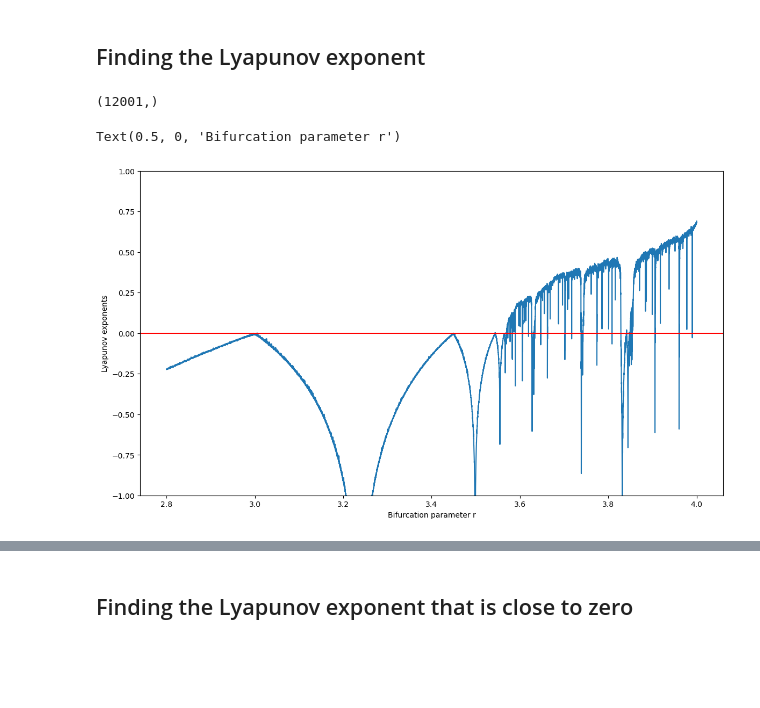
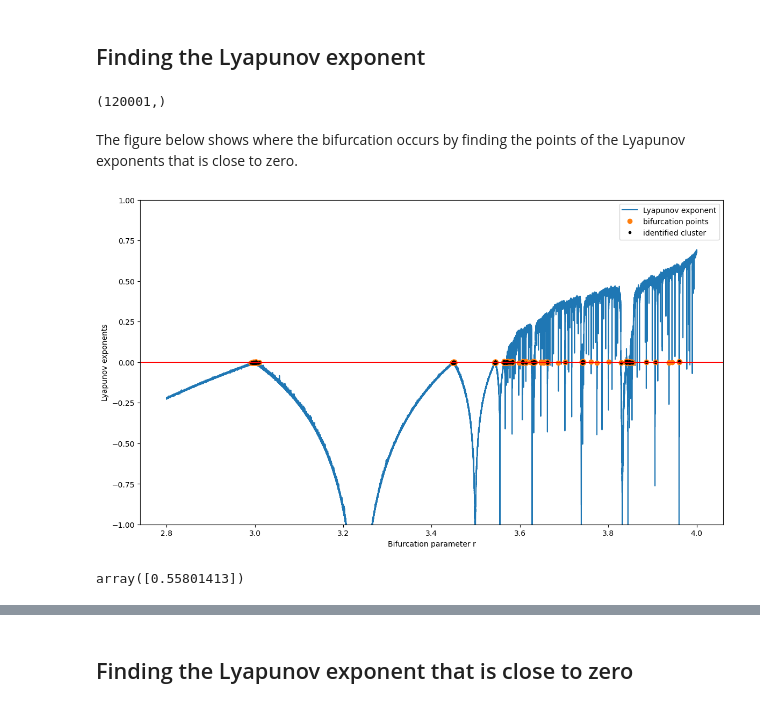
Before and after one commit to SunAndClouds/ComplexSystems, a Jupyter notebook: Lab1.ipynb, the cells around one changed output, grey strips where cells are left out. Saved outputs shown, nothing was run; the diff lists cells and outputs as text; code cells hidden in the pictures; blank space fills up the shorter version.

```diff
--- a/Lab1.ipynb
+++ b/Lab1.ipynb
@@ -10,9 +15,8 @@ plt.rcParams["figure.figsize"] = [15, 7]
 # Task 1
 # %%
 interval = (2.8, 4)  # start, end
-accuracy = 0.0001
+accuracy = 0.00001
 reps = 1000  # number of repetitions
-numtoplot = 200
 a = 1e-2
 
 lims = []
@@ -65,0 +74,15 @@ plt.show()
+# %%
+r, x = symbols("r, x")
+
+f0 = r*x*(1-x)
+f = r*x*(1-x)
+
+for i in range(1, 3):
+    f = f.subs(x, f0)
+    f_num = lambdify([x, r], f - x)
+
+
+#print(f)
+FP = get_root(f_num, x0=np.linspace(0,1,10), args=(3.5,))["x"].round(5)
+#np.unique(FP)
+get_root(f_num, x0=np.linspace(0,1,10), args=(3.5,))
@@ -90,15 +135,43 @@ for i, r in enumerate(R):
 
 L.shape
 # %% [output]
-(12001,)
+(120001,)
+# %% [markdown]
+The figure below shows where the bifurcation occurs by finding the points of the Lyapunov exponents that is close to zero.
 # %%
+index = np.where(np.abs(L) <= 5e-3)[0]
+
+
 plt.figure(figsize=(14,8), dpi=100)
-plt.plot(R, L)
+plt.plot(R, L, label="Lyapunov exponent")
+plt.plot(R[index], L[index], "o", label="bifurcation points")
+
+
+X = np.concatenate([R[index][:,None],L[index][:,None]], axis=1)
+cluster = DBSCAN(0.002, min_samples=2).fit(X)
+#cluster = KMeans(13).fit(X)
+plt.plot(*cluster.components_.T, "k.", label="identified cluster");
+
 plt.ylim(-1, 1)
 plt.axhline(0, color="red")
 plt.ylabel("Lyapunov exponents")
 plt.xlabel("Bifurcation parameter r")
+plt.legend()
 plt.show()
 # %% [output]
-Text(0.5, 0, 'Bifurcation parameter r')
-[figure, old version]
+[figure, new version]
+# %%
+r, x = symbols("r, x")
+
+f0 = r*x*(1-x)
+f = r*x*(1-x)
+
+for i in range(1, 2):
+    f = f.subs(x, f0)
+    f_num = lambdify([x, r], f - x)
+
+
+#print(f)
+get_root(f_num, x0=0.5, args=(3.1,))["x"]
+# %% [output]
+array([0.55801413])
```
Also changed, not shown: parts of 14 cells of this notebook, 1 other file.
